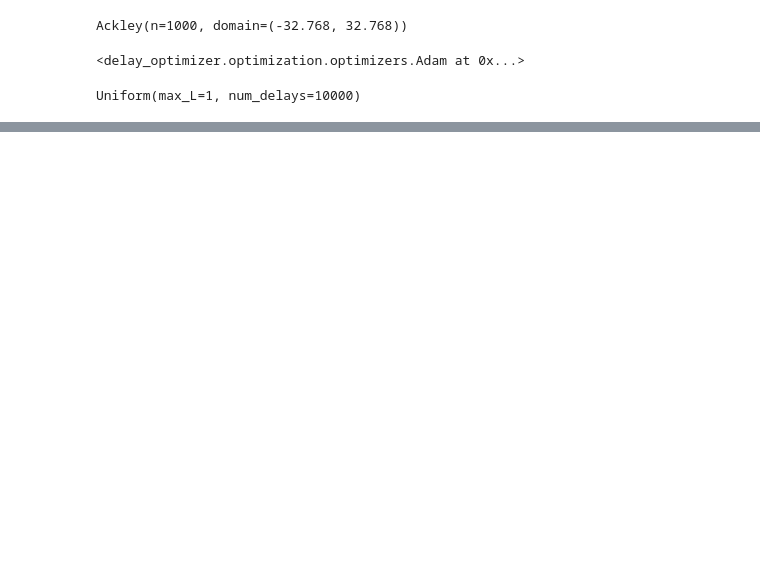
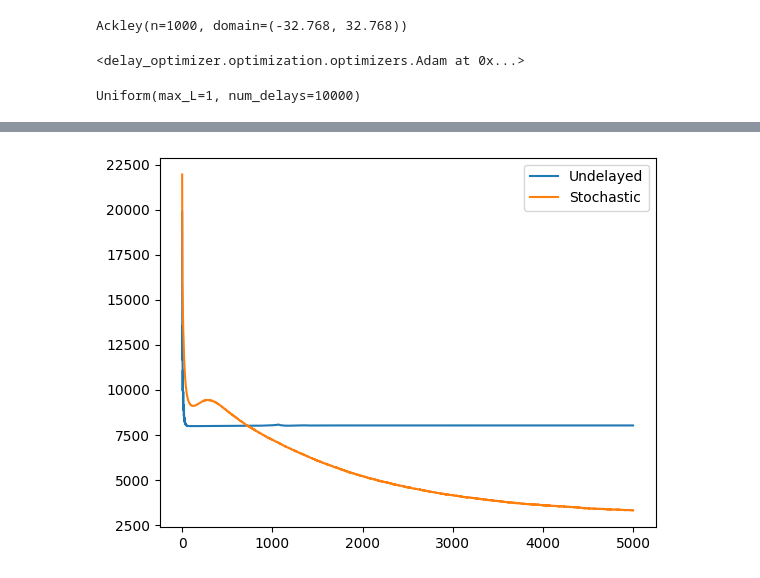
Before and after one commit to ebensonm/delay-optimizer, a Jupyter notebook: notebooks/test.ipynb, the cells around one changed output, grey strips where cells are left out. Saved outputs shown, nothing was run; the diff lists cells and outputs as text; code cells hidden in the pictures; blank space fills up the shorter version.

```diff
--- a/notebooks/test.ipynb
+++ b/notebooks/test.ipynb
@@ -660,0 +731,12 @@ Uniform(max_L=1, num_delays=10000)
+# %%
+rastrigin = OptimizationHelper("rastrigin", n=1000)
+rastrigin.load_points(np.load("data/Rastrigin_points_250.npz")["x_inits"])
+rastrigin_data = rastrigin.optimize(
+    optimizer="Adam",
+    delay_type="Undelayed",
+    lr=0.518119401111126,
+    beta_1=0.9,
+    beta_2=0.999,
+    maxiter=5000,
+    output_dir="data/rastrigin_test.dat"
+)
@@ -660,0 +781,12 @@ Uniform(max_L=1, num_delays=10000)
+# %%
+rastrigin_delayed_data = rastrigin.optimize(
+    optimizer="Adam",
+    delay_type="Stochastic",
+    lr=0.572142857142857,
+    beta_1=0.9,
+    beta_2=0.999,
+    max_L=1,
+    num_delays=5000,
+    maxiter=5000,
+    output_dir="data/rastrigin_delayed_test.dat"
+)
@@ -660,0 +831,5 @@ Uniform(max_L=1, num_delays=10000)
+# %%
+plot_data(rastrigin_data, rastrigin_delayed_data)
+plt.show()
+# %% [output]
+[figure, added]
```
Also changed, not shown: parts of 22 cells of this notebook, 3 other files.
